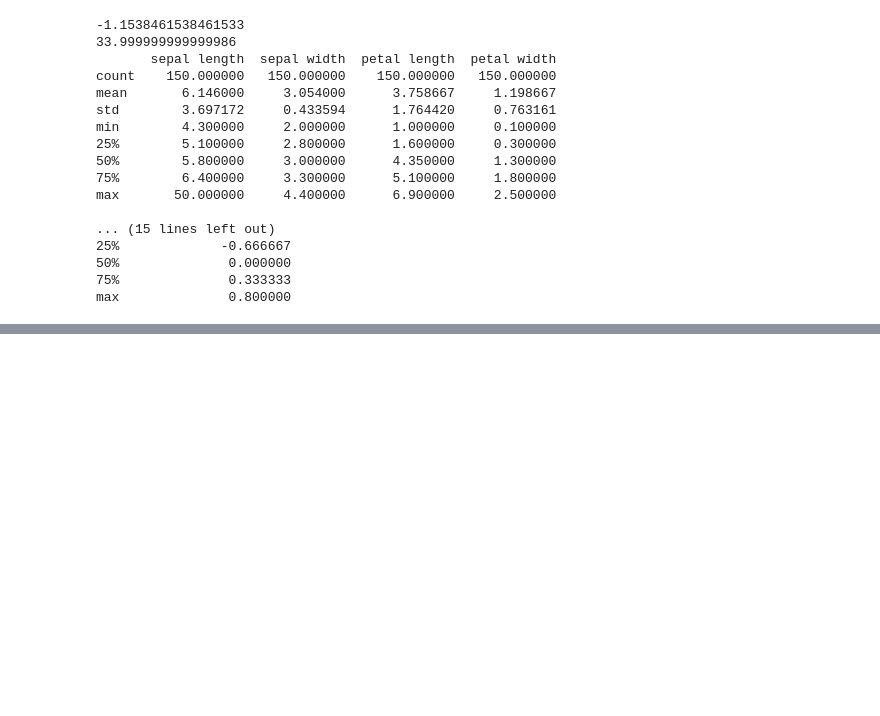
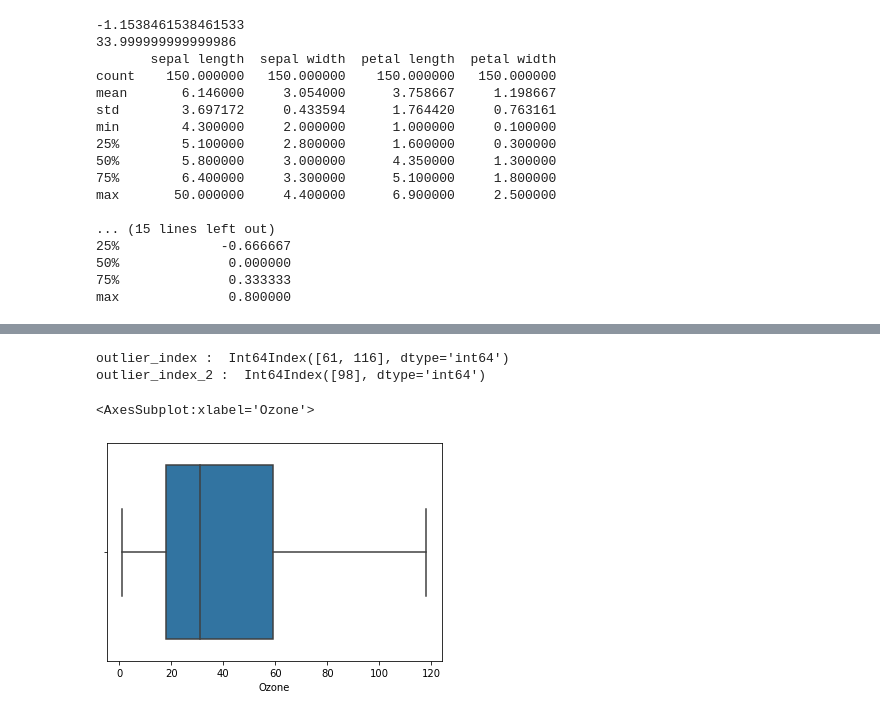
Before and after one commit to blackbutterfly0852/ADP_PRACTICE, a Jupyter notebook: 221118_데이터전처리.ipynb, the cells around one changed output, grey strips where cells are left out. Cells and saved outputs as stored; diff of their text form; code cells hidden in the pictures; blank space fills up the shorter version.

```diff
--- a/221118_데이터전처리.ipynb
+++ b/221118_데이터전처리.ipynb
@@ -306,0 +476,47 @@ max              0.800000
+# %%
+# 5. 이상치인식
+# 5-1) BoxPlot으로 df['Ozone'] 데이터 이상치 인식
+import seaborn as sns
+import pandas as pd
+df = pd.read_csv('data/airquality.csv')
+#sns.boxplot(x = 'Ozone', data = df)
+
+# 5-2) 이상치 탐색 함수
+
+def detect_outlier(df = None, column = None, weight = 1.5):
+    Q1 = df[column].quantile(0.25)
+    Q3 = df[column].quantile(0.75)
+
+    IQR = Q3-Q1
+    IQR_weight = IQR * weight
+
+    outlier_index = df[(df[column] < Q1 - IQR_weight) | (df[column] > Q3 + IQR_weight)].index # 괄호필요
+
+    return outlier_index
+
+# 5-3) df['Ozone'] 데이터 이상치 탐색
+outlier_index = detect_outlier(df=df, column='Ozone')
+print('outlier_index : ', outlier_index)
+
+# 5-4) df에 적용
+df.loc[outlier_index, 'outlier'] = True
+df[df['outlier'] == True]
+
+# 5-5) outlier 값 평균으로 대치
+df.loc[df['outlier'] == True, 'Ozone'] = df['Ozone'].mean()
+
+# 5-6) BoxPlot 재확인
+# sns.boxplot(x = 'Ozone', data = df) # 평균으로 대치해도, 재계산 후 이상치 다시 출력
+
+# 5-7) 이상치 제거
+outlier_index_2 = detect_outlier(df, 'Ozone')
+print('outlier_index_2 : ', outlier_index_2)
+df = df.drop(outlier_index_2, axis = 0).reset_index(drop = True)
+
+# 5-8) BoxPlot 재확인
+sns.boxplot(x = 'Ozone', data = df)
+# %% [output]
+outlier_index :  Int64Index([61, 116], dtype='int64')
+outlier_index_2 :  Int64Index([98], dtype='int64')
+<AxesSubplot:xlabel='Ozone'>
+[figure, added]
```
Also changed, not shown: parts of 6 cells of this notebook.
